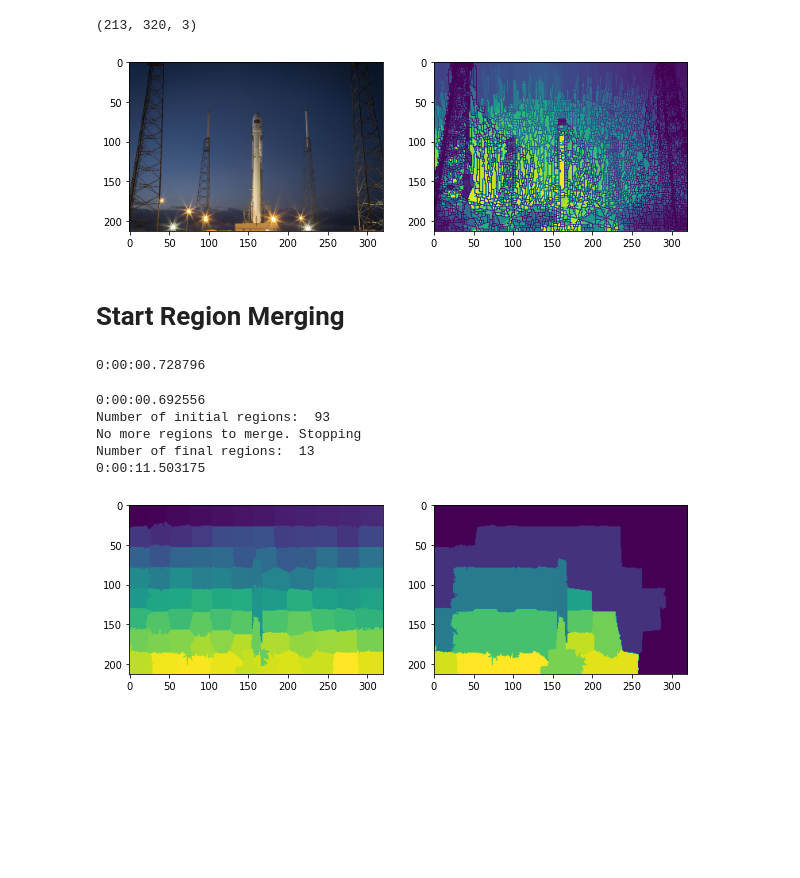
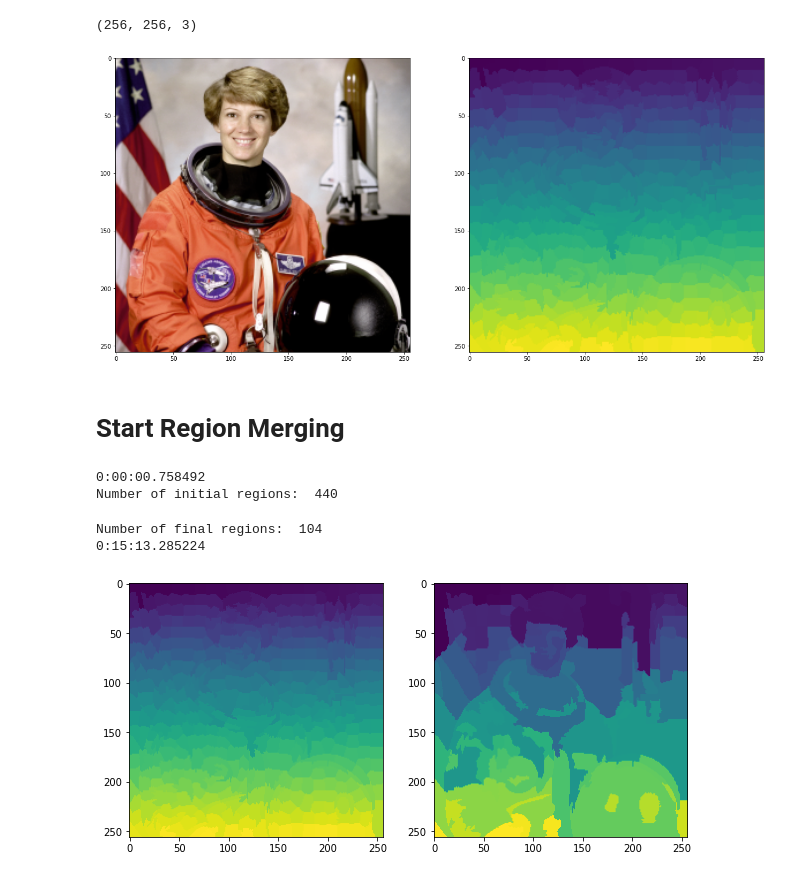
Before and after one commit to shubham1810/DynamicRegionMerging, a Jupyter notebook: demo.ipynb, the cells around one changed output. Saved outputs shown, nothing was run; the diff lists cells and outputs as text; code cells hidden in the pictures; blank space fills up the shorter version.

```diff
--- a/demo.ipynb
+++ b/demo.ipynb
@@ -14,11 +14,12 @@ import tqdm
 import datetime
 import copy
 # %%
-img = data.rocket()
+img = data.astronaut()
 w, h = int(img.shape[0]/2), int(img.shape[1]/2)
 img = cv2.resize(img, (h, w))
 
-labels = segmentation.slic(img, compactness=30, n_segments=100, start_label=1)
+# labels = segmentation.slic(img, compactness=10, n_segments=500, start_label=1)
+labels = segmentation.slic(img, compactness=15, n_segments=500, start_label=1)
 print(img.shape)
 # %% [output]
-(213, 320, 3)
+(256, 256, 3)
@@ -28,16 +26,14 @@ from src.segment.watershed import watershed_segmentation
-# %%
-labels = watershed_segmentation(cv2.cvtColor(img, cv2.COLOR_RGB2GRAY))
 # %%
-plt.figure(0, figsize=(10, 7))
+plt.figure(0, figsize=(20, 10))
 plt.subplot(1, 2, 1)
 plt.imshow(img)
 
 plt.subplot(1, 2, 2)
 plt.imshow(labels)
 
 plt.show()
 # %% [output]
-[figure, old version]
+[figure, new version]
 # %%
 from src.rag import RAG
 from src.utils import visualize_rag, quantize_image
@@ -47,18 +43,14 @@ from src.sprt import compute_averageColor, compute_conditionalProbability, compu
 from src.region_merging import RegionMerging
 # %% [markdown]
 # Start Region Merging
-# %%
-drm = RegionMerging(img, lambda1=0.9, lambda2=0.1)
-# %% [output]
-0:00:00.728796
 # %%
-drm = RegionMerging(img, lambda1=0.7, lambda2=0.1)
+drm = RegionMerging(img, labels, lambda1=0.7, lambda2=0.1)
 start = datetime.datetime.now()
 initial_labels = drm.get_labels()
 initial_graph = copy.deepcopy(drm.graph)
 print("Number of initial regions: ", len(drm.graph.nodes))
 
-drm.run_region_merging(20)
+drm.run_region_merging(1000)
 
 new_labels = drm.get_labels()
 print("Number of final regions: ", len(drm.graph.nodes))
@@ -73,12 +65,11 @@ plt.subplot(1, 2, 2)
 plt.imshow(new_labels)
 plt.show()
 # %% [output]
-0:00:00.692556
-Number of initial regions:  93
-No more regions to merge. Stopping
-Number of final regions:  13
-0:00:11.503175
+0:00:00.758492
+Number of initial regions:  440
+Number of final regions:  104
+0:15:13.285224
-[figure, old version]
+[figure, new version]
 # %%
 def visualize_rag(img1, img, labels, graph):
     """
```
Also changed, not shown: parts of 3 cells of this notebook, 1 other file.
